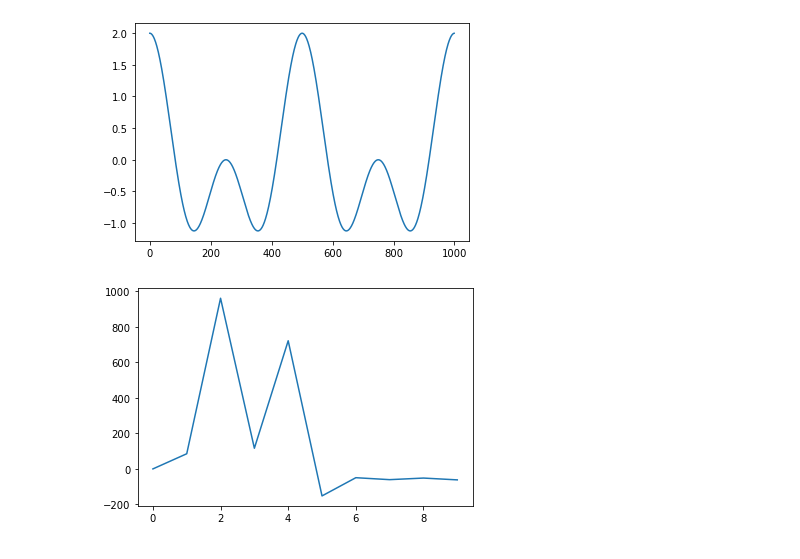
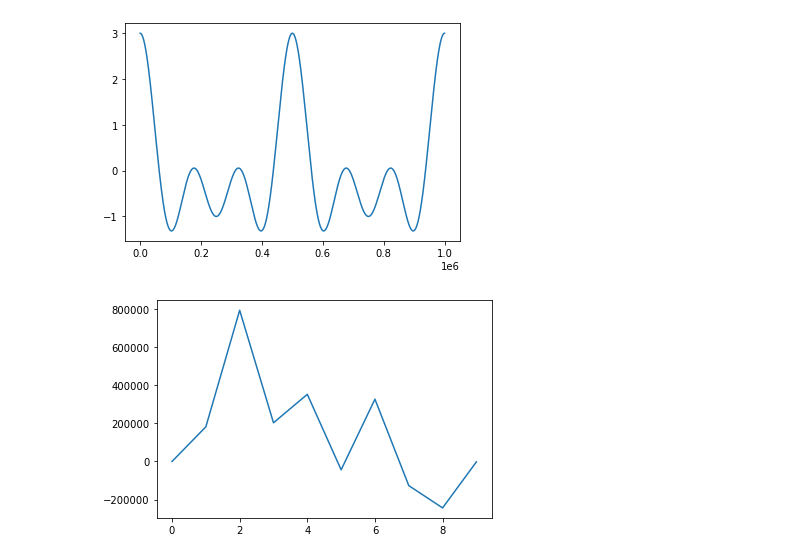
Before and after one commit to JackHaek/FFT, a Jupyter notebook: myfft.ipynb, the cells around one changed output. Saved outputs shown, nothing was run; the diff lists cells and outputs as text; code cells hidden in the pictures.

```diff
--- a/myfft.ipynb
+++ b/myfft.ipynb
@@ -2,6 +2,9 @@
 import matplotlib.pyplot as plt
 import numpy as np
 # %%
+RES = 1000000
+DUR = 1
+
 def createWave(duration, resolution, frequency):
     t = np.arange(0, duration, duration/resolution)
     return pow(np.e, 2 * np.pi * -1j * frequency * t)
@@ -13,33 +16,33 @@ def split(points):
     for point in points:
         if idx % 2 == 0:
             # Even index
             p_e.append(point)
         else:
             # Odd index
             p_o.append(point)
         idx += 1
     return (p_e, p_o)
 
 
 def FFT(P):
     n = len(P)
     if n == 1:
         return P
     omega = pow(np.e, (2*np.pi*1j)/n)
     pe, po = split(P)
     ye, yo = FFT(pe), FFT(po)
     y = [0] * n
     for j in range(n//2):
         y[j] = ye[j]+(pow(omega, j)*yo[j])
         y[j + n//2] = ye[j] - (pow(omega, j)*yo[j])
     return y
 
-complex_wave = createWave(1, 1000, 2) + createWave(1, 1000, 4)
+complex_wave = createWave(DUR, RES, 2) + createWave(DUR, RES, 4) + createWave(DUR, RES, 6)
 plt.plot(complex_wave)
 plt.show()
 
 plt.plot(FFT(complex_wave)[0:10])
 plt.show()
 # %% [output]
-[figure, old version]
+[figure, new version]
-[figure, old version]
+[figure, new version]
```
Also changed, not shown: parts of 1 cell of this notebook.
